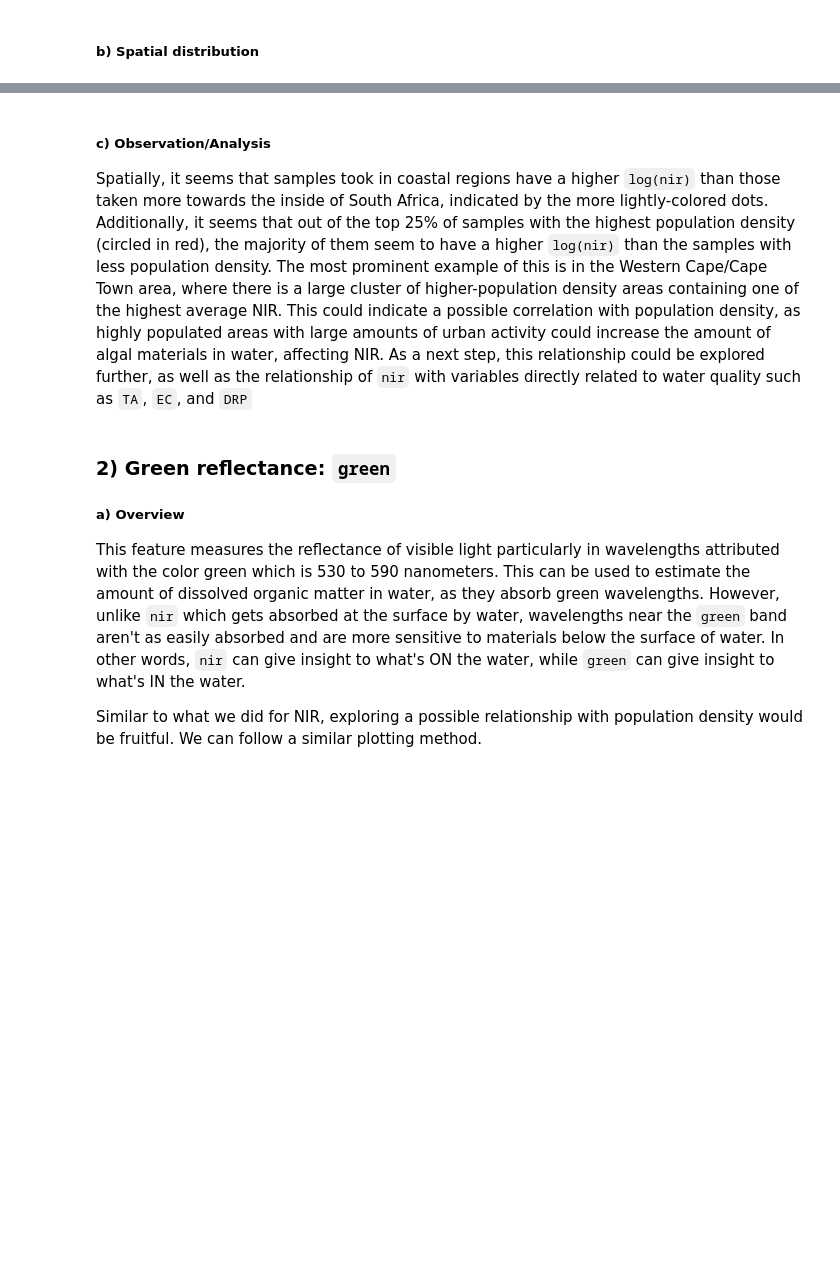
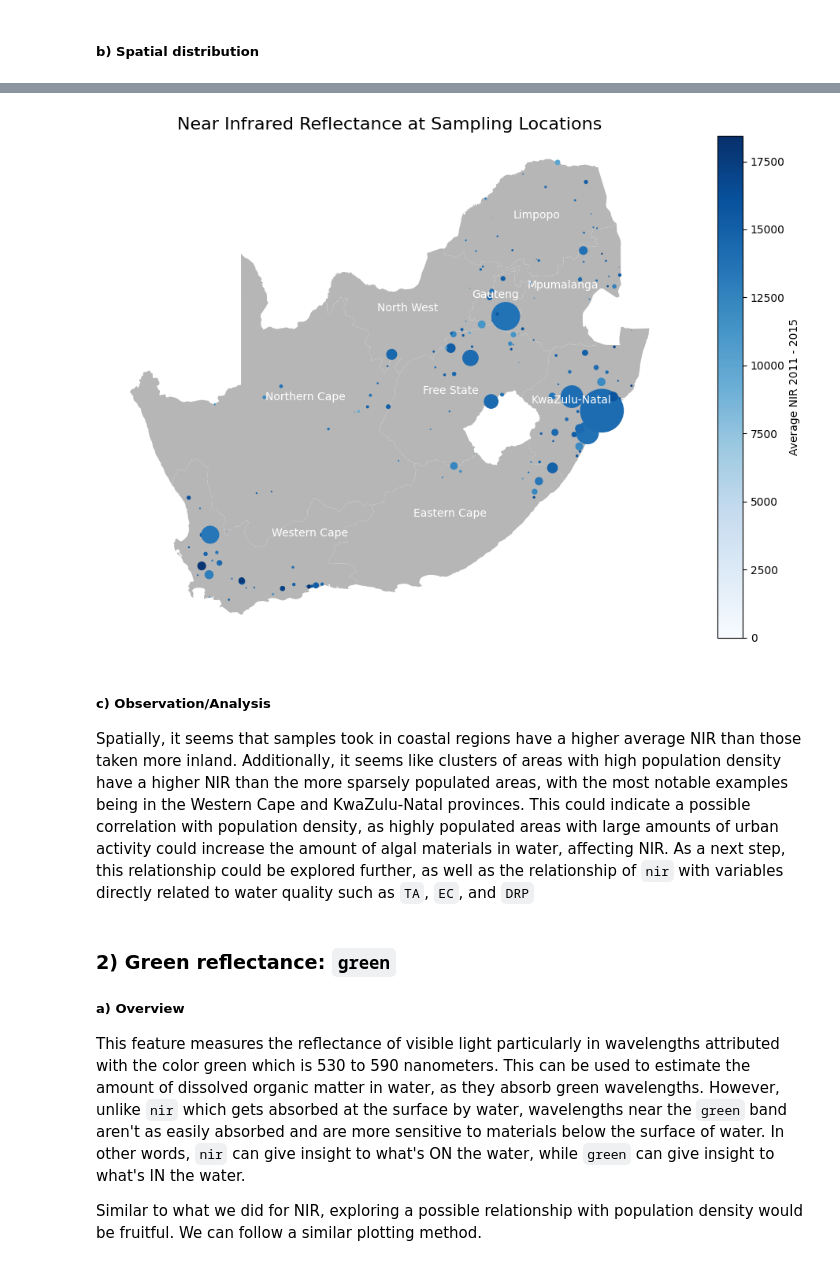
Before and after one commit to kylerod22/siads593-water-sustainability, a Jupyter notebook: 08-rjbest-sungmiki-kylerod-2026winter/src/Landsat_EDA.ipynb, the cells around one changed output, grey strips where cells are left out. Drawn from its saved outputs; the diff is of its cells as text; code cells hidden in the pictures; blank space fills up the shorter version.

```diff
--- a/08-rjbest-sungmiki-kylerod-2026winter/src/Landsat_EDA.ipynb
+++ b/08-rjbest-sungmiki-kylerod-2026winter/src/Landsat_EDA.ipynb
@@ -185,6 +175,10 @@ landsat_vis.gen_map(grouped_averages_df, 'nir', log_plot=True)
+# %%
+gpd_vis.spatial_plot(grouped_averages_df, var1='nir', var2='pop_density_nn', title='Near Infrared Reflectance at Sampling Locations', legend_title='Average NIR 2011 - 2015')
+# %% [output]
+[figure, added]
 # %% [markdown]
 ##### c) Observation/Analysis
-Spatially, it seems that samples took in coastal regions have a higher `log(nir)` than those taken more towards the inside of South Africa, indicated by the more lightly-colored dots. Additionally, it seems that out of the top 25% of samples with the highest population density (circled in red), the majority of them seem to have a higher `log(nir)` than the samples with less population density. The most prominent example of this is in the Western Cape/Cape Town area, where there is a large cluster of higher-population density areas containing one of the highest average NIR. This could indicate a possible correlation with population density, as highly populated areas with large amounts of urban activity could increase the amount of algal materials in water, affecting NIR. As a next step, this relationship could be explored further, as well as the relationship of `nir` with variables directly related to water quality such as `TA`, `EC`, and `DRP`
+Spatially, it seems that samples took in coastal regions have a higher average NIR than those taken more inland. Additionally, it seems like clusters of areas with high population density have a higher NIR than the more sparsely populated areas, with the most notable examples being in the Western Cape and KwaZulu-Natal provinces. This could indicate a possible correlation with population density, as highly populated areas with large amounts of urban activity could increase the amount of algal materials in water, affecting NIR. As a next step, this relationship could be explored further, as well as the relationship of `nir` with variables directly related to water quality such as `TA`, `EC`, and `DRP`
 # %% [markdown]
 ### 2) Green reflectance: `green`
 ##### a) Overview
```
Also changed, not shown: parts of 9 cells of this notebook, 2 other files.
